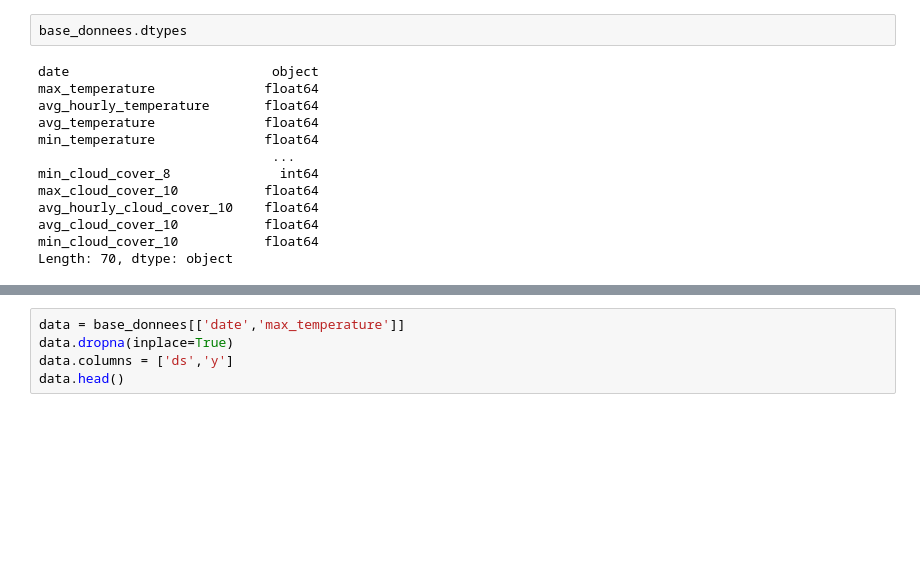
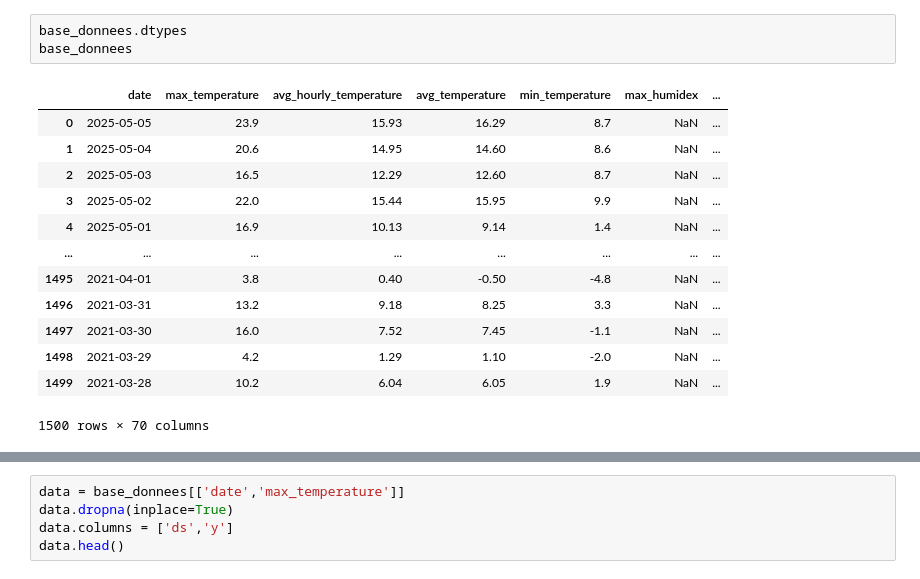
Before and after one commit to MohamedAmineAllet/KAFFKA-ON-THE-MOON, a Jupyter notebook: MachinesIntelligentes/Version4PredicteurAvecModelNeuronalProphet.ipynb, the cells around one changed output, grey strips where cells are left out. Cells and saved outputs as stored; diff of their text form; blank space fills up the shorter version.

```diff
--- a/MachinesIntelligentes/Version4PredicteurAvecModelNeuronalProphet.ipynb
+++ b/MachinesIntelligentes/Version4PredicteurAvecModelNeuronalProphet.ipynb
@@ -14,18 +11,20 @@ Importing plotly failed. Interactive plots will not work.
 # %%
 base_donnees.dtypes
+base_donnees
 # %% [output]
+|  | date | max_temperature | avg_hourly_temperature | avg_temperature | min_temperature | max_humidex | ... |
+| 0 | 2025-05-05 | 23.9 | 15.93 | 16.29 | 8.7 | NaN | ... |
+| 1 | 2025-05-04 | 20.6 | 14.95 | 14.60 | 8.6 | NaN | ... |
+| 2 | 2025-05-03 | 16.5 | 12.29 | 12.60 | 8.7 | NaN | ... |
+| 3 | 2025-05-02 | 22.0 | 15.44 | 15.95 | 9.9 | NaN | ... |
+| 4 | 2025-05-01 | 16.9 | 10.13 | 9.14 | 1.4 | NaN | ... |
+| ... | ... | ... | ... | ... | ... | ... | ... |
+| 1495 | 2021-04-01 | 3.8 | 0.40 | -0.50 | -4.8 | NaN | ... |
+| 1496 | 2021-03-31 | 13.2 | 9.18 | 8.25 | 3.3 | NaN | ... |
+| 1497 | 2021-03-30 | 16.0 | 7.52 | 7.45 | -1.1 | NaN | ... |
+| 1498 | 2021-03-29 | 4.2 | 1.29 | 1.10 | -2.0 | NaN | ... |
+| 1499 | 2021-03-28 | 10.2 | 6.04 | 6.05 | 1.9 | NaN | ... |
-date                          object
-max_temperature              float64
-avg_hourly_temperature       float64
-avg_temperature              float64
-min_temperature              float64
-                              ...
-min_cloud_cover_8              int64
-max_cloud_cover_10           float64
-avg_hourly_cloud_cover_10    float64
-avg_cloud_cover_10           float64
-min_cloud_cover_10           float64
-Length: 70, dtype: object
+1500 rows × 70 columns
 # %%
 base_donnees['max_temperature'].plot()
 base_donnees['min_temperature'].plot()
```
Also changed, not shown: parts of 3 cells of this notebook, 7 other files.
